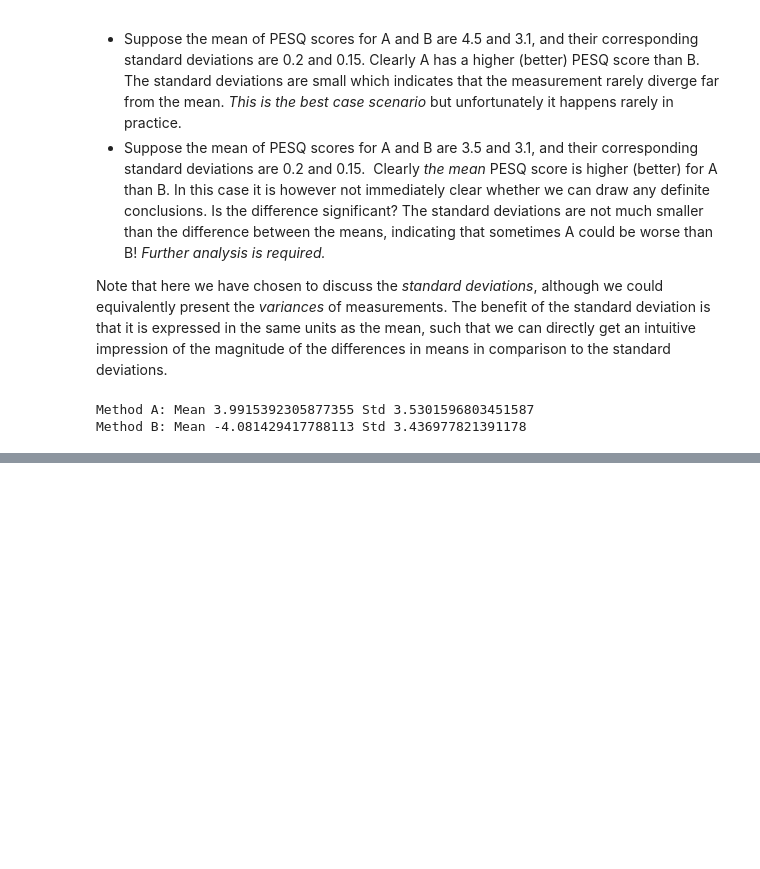
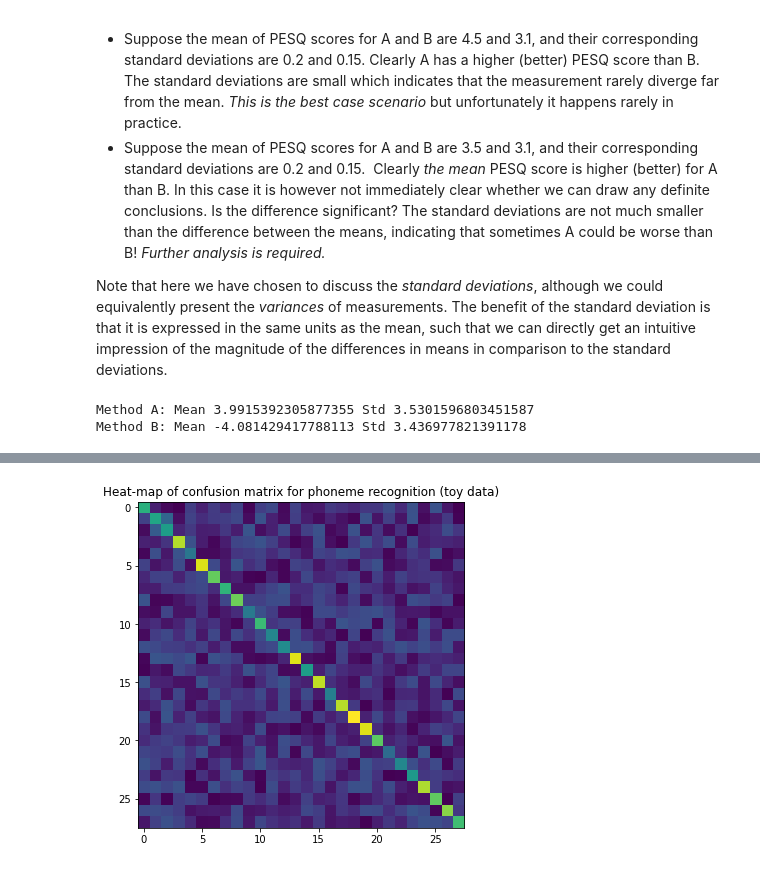
Before and after one commit to Speech-Interaction-Technology-Aalto-U/itsp, a Jupyter notebook: Evaluation/Analysis_of_evaluation_results.ipynb, the cells around one changed output, grey strips where cells are left out. Drawn from its saved outputs; the diff is of its cells as text; code cells hidden in the pictures; blank space fills up the shorter version.

```diff
--- a/Evaluation/Analysis_of_evaluation_results.ipynb
+++ b/Evaluation/Analysis_of_evaluation_results.ipynb
@@ -574,0 +541,20 @@ correlation tests. The two most common correlation tests are
+# %%
+import matplotlib.pyplot as plt
+import pandas as pd
+
+# Prediction of categorical data
+phn = [
+ 'h#', 's', 'sh', 'ix', 'hv', 'eh', 'dcl', 'jh', 'ih',
+ 'dcl', 'd', 'ah', 'kcl', 'k', 'ux', 'q',
+ 'en', 'gcl', 'g', 'r', 'w',
+ 'epi', 'w', 'ao', 'dx', 'axr', 'l', 'y' ]
+confusion = np.zeros([len(phn),len(phn)])
+for k in range(len(phn)):
+    confusion[:,k] = np.random.randint(low=0,high=100,size=len(phn))
+for k in range(len(phn)):
+    confusion[k,k] = np.random.randint(low=100,high=400)
+confusion[1:3,1:3] += np.random.randint(low=80,high=150)
+
+df = pd.DataFrame(confusion,phn,phn)
+
+df
@@ -574,0 +609,7 @@ correlation tests. The two most common correlation tests are
+# %%
+plt.figure(figsize=(6,6))
+plt.imshow(confusion)
+plt.title('Heat-map of confusion matrix for phoneme recognition (toy data)')
+plt.show()
+# %% [output]
+[figure, added]
```
Also changed, not shown: parts of 19 cells of this notebook, 10 other files.
